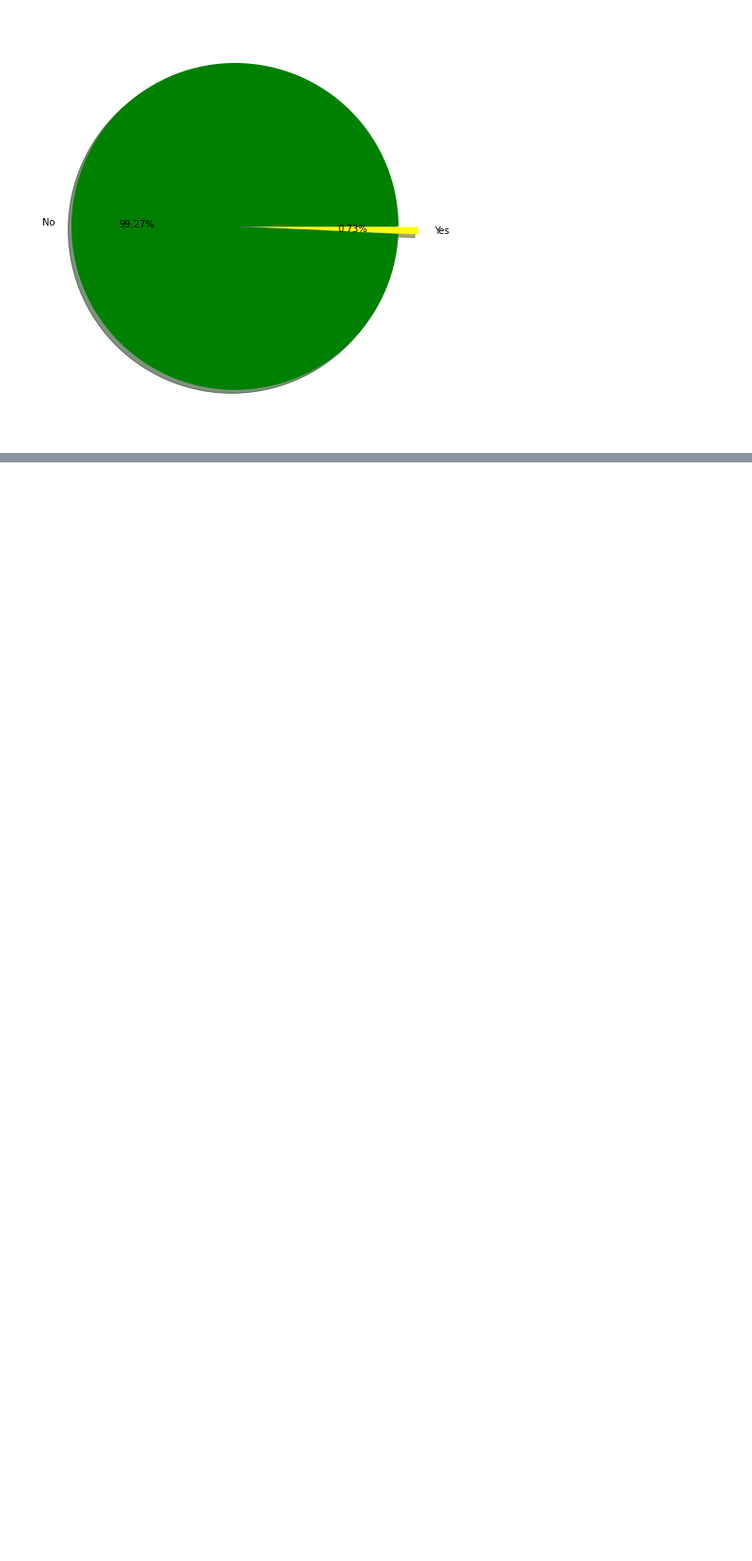
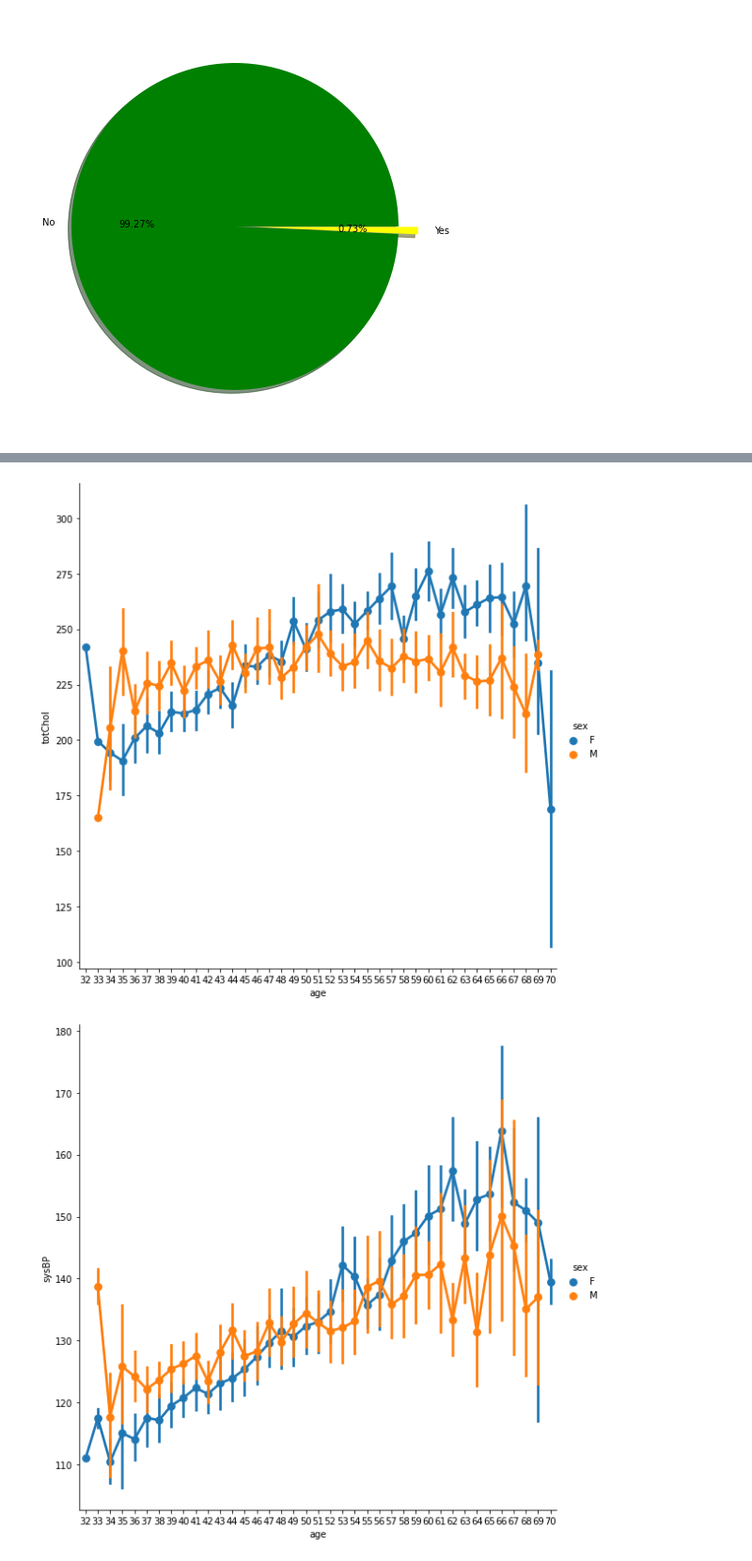
Before and after one commit to Shambhurajdesai/Capstone-3---Cardio-Vascular-Risk--Classification, a Jupyter notebook: Cardio_Vascular_Risk_Capstone_3.ipynb, the cells around one changed output, grey strips where cells are left out. Shown at 94% size. Saved outputs shown, nothing was run; the diff lists cells and outputs as text; code cells hidden in the pictures; blank space fills up the shorter version.

```diff
--- a/Cardio_Vascular_Risk_Capstone_3.ipynb
+++ b/Cardio_Vascular_Risk_Capstone_3.ipynb
@@ -587,0 +648,6 @@ Name: prevalentStroke, dtype: int64
+# %%
+for i in con:
+    sns.factorplot(data=df,x='age',y=i,hue='sex',size=8)
+# %% [output]
+[figure, added]
+[figure, added]
```
Also changed, not shown: parts of 27 cells of this notebook.
